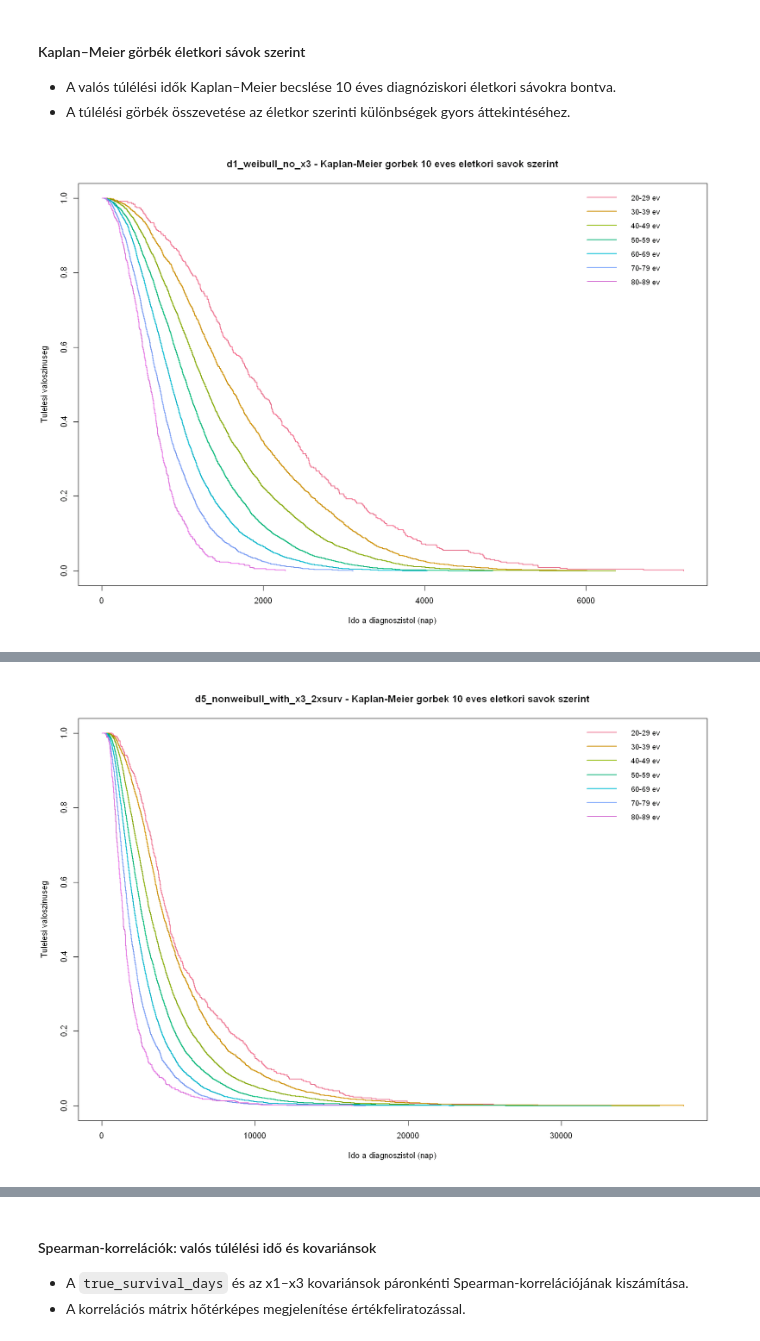
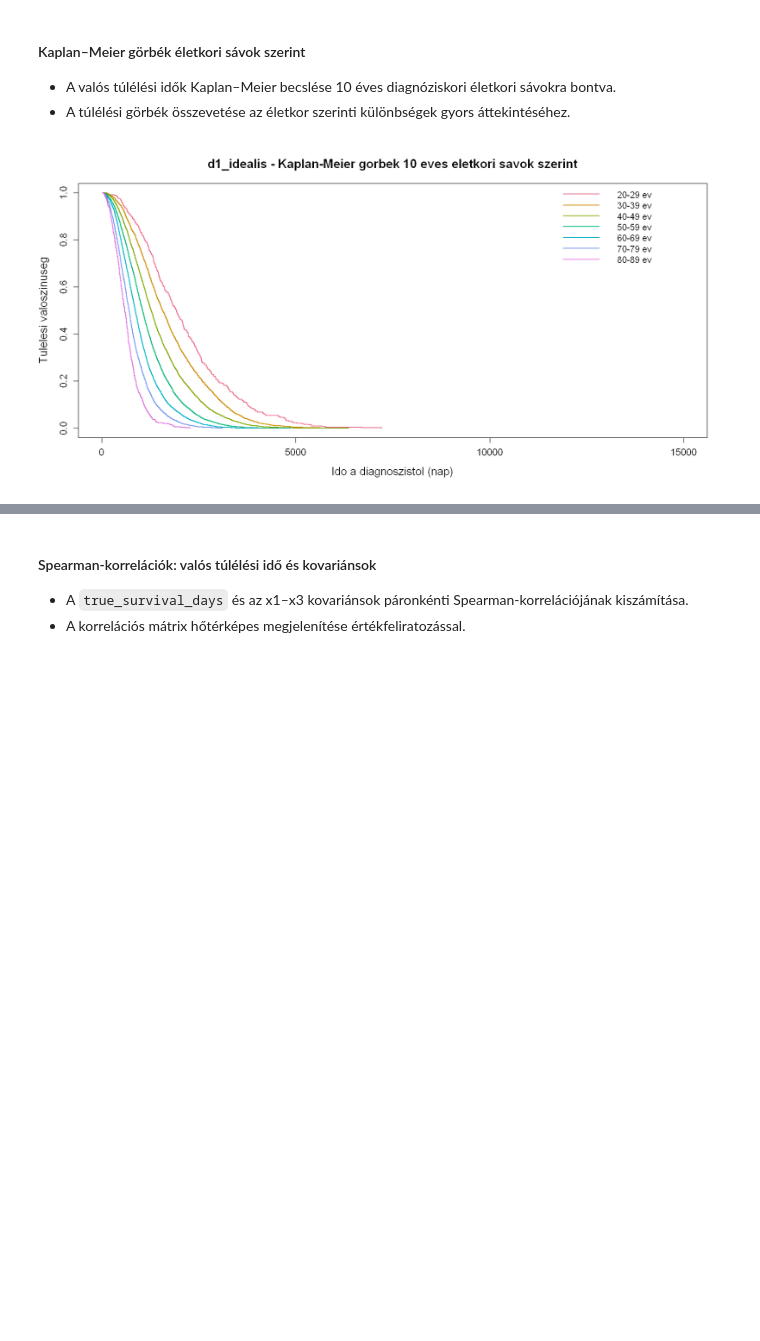
Before and after one commit to lrado1/rprev-ext, a Jupyter notebook: notebooks/performance-evaluation.ipynb, the cells around one changed output, grey strips where cells are left out. Saved outputs shown, nothing was run; the diff lists cells and outputs as text; code cells hidden in the pictures; blank space fills up the shorter version.

```diff
--- a/notebooks/performance-evaluation.ipynb
+++ b/notebooks/performance-evaluation.ipynb
@@ -337,14 +320,11 @@ df_eda_all$followup_days <- as.numeric(df_eda_all$last_followup_date_F - df_eda_
 df_eda_all$true_survival_days <- as.numeric(df_eda_all$true_event_date_F_true - df_eda_all$diagnosis_date_D)
 
 # Scenáriók beállítása az EDA-hoz
-df_eda_d1_weibull_no_x3 <- df_eda_all[df_eda_all$scenario_id == "d1_weibull_no_x3", ]
-df_eda_d2_nonweibull_no_x3 <- df_eda_all[df_eda_all$scenario_id == "d2_nonweibull_no_x3", ]
-df_eda_d3_nonweibull_with_x3 <- df_eda_all[df_eda_all$scenario_id == "d3_nonweibull_with_x3", ]
-df_eda_d4_nonweibull_with_x3_ih <- df_eda_all[df_eda_all$scenario_id == "d4_nonweibull_with_x3_ih", ]
-df_eda_d5_nonweibull_with_x3_2xsurv <- df_eda_all[df_eda_all$scenario_id == "d5_nonweibull_with_x3_2xsurv", ]
-df_eda_d6_nonweibull_with_x3_high_ltfu <- df_eda_all[df_eda_all$scenario_id == "d6_nonweibull_with_x3_high_ltfu", ]
-df_eda_d7_nonweibull_with_x3_low_ltfu <- df_eda_all[df_eda_all$scenario_id == "d7_nonweibull_with_x3_low_ltfu", ]
-df_eda <- df_eda_d1_weibull_no_x3
+df_eda_d1_idealis <- df_eda_all[df_eda_all$scenario_id == "d1_idealis", ]
+df_eda_d2_referencia <- df_eda_all[df_eda_all$scenario_id == "d2_referencia", ]
+df_eda_d3_referencia_LTFU <- df_eda_all[df_eda_all$scenario_id == "d3_referencia_LTFU", ]
+df_eda_d4_inhomogen <- df_eda_all[df_eda_all$scenario_id == "d4_inhomogen", ]
+df_eda <- df_eda_d2_referencia
 # %% [markdown]
 #### Szintetikus adatok CSV exportja
 - A szcenáriónként előállított adatállományokat külön CSV-fájlokba írjuk ki, hogy egy későbbi, külön notebook közvetlenül ezekből tudjon dolgozni.
@@ -804,8 +741,13 @@ survival_hist_plots <- plot_true_survival_hist_by_x1(
 - A valós túlélési idők Kaplan–Meier becslése 10 éves diagnóziskori életkori sávokra bontva.
 - A túlélési görbék összevetése az életkor szerinti különbségek gyors áttekintéséhez.
 # %%
-plot_km_by_age_band <- function(data_list, band_width = 10) {
-  set_plot_size(analysis_config$plot_size$km[1], analysis_config$plot_size$km[2])
+plot_km_by_age_band <- function(data_list, band_width = 10, x_max = 15000) {
+  set_plot_size(14, 7)
+
+  cex_main <- 1.5
+  cex_lab <- 1.35
+  cex_axis <- 1.2
+  cex_legend <- 1.1
 
   # KM illesztések előállítása scenáriónként (és közben ábrázolás)
   fits <- lapply(names(data_list), function(nm) {
@@ -830,42 +772,44 @@ plot_km_by_age_band <- function(data_list, band_width = 10) {
       ceiling(max(d$age) / band_width) * band_width,
       by = band_width
     )
     labs <- paste0(breaks[-length(breaks)], "-", breaks[-1] - 1, " ev")
     d$age_band <- cut(d$age, breaks = breaks, right = FALSE, include.lowest = TRUE, labels = labs)
 
-    # Kaplan–Meier illesztés életkori sávok szerint
+    # Kaplan-Meier illesztés életkori sávok szerint
     fit <- survival::survfit(survival::Surv(time, event) ~ age_band, data = d)
 
     # Színek automatikus hozzárendelése a sávokhoz
     cols <- grDevices::hcl.colors(nlevels(d$age_band), palette = analysis_config$palette$km_age_band)
 
     # Ábra: KM görbék és jelmagyarázat
     plot(
       fit, col = cols, lwd = 2,
+      xlim = c(0, x_max),
       xlab = "Ido a diagnoszistol (nap)",
       ylab = "Tulelesi valoszinuseg",
-      main = paste0(nm, " - Kaplan-Meier gorbek ", band_width, " eves eletkori savok szerint")
+      main = paste0(nm, " - Kaplan-Meier gorbek ", band_width, " eves eletkori savok szerint"),
+      cex.main = cex_main,
+      cex.lab = cex_lab,
+      cex.axis = cex_axis
     )
-    legend("topright", legend = levels(d$age_band), col = cols, lwd = 2, bty = "n", cex = 0.9)
+    legend("topright", legend = levels(d$age_band), col = cols, lwd = 2, bty = "n", cex = cex_legend)
 
     fit
   })
 
   names(fits) <- names(data_list)
   fits
 }
 
 km_fits <- plot_km_by_age_band(
   list(
-    d1_weibull_no_x3 = df_eda_d1_weibull_no_x3,
-    d2_nonweibull_no_x3 = df_eda_d2_nonweibull_no_x3,
-    d3_nonweibull_with_x3 = df_eda_d3_nonweibull_with_x3,
-    d4_nonweibull_with_x3_ih = df_eda_d4_nonweibull_with_x3_ih,
-    d5_nonweibull_with_x3_2xsurv = df_eda_d5_nonweibull_with_x3_2xsurv,
-    d6_nonweibull_with_x3_high_ltfu = df_eda_d6_nonweibull_with_x3_high_ltfu,
-    d7_nonweibull_with_x3_low_ltfu = df_eda_d7_nonweibull_with_x3_low_ltfu
+    d1_idealis = df_eda_d1_idealis,
+    d2_referencia = df_eda_d2_referencia,
+    d3_referencia_LTFU = df_eda_d3_referencia_LTFU,
+    d4_inhomogen = df_eda_d4_inhomogen
   ),
-  band_width = 10
+  band_width = 10,
+  x_max = 15000
 )
 # %% [output]
-[figure, old version]
+[figure, new version]
@@ -875 +818,0 @@ km_fits <- plot_km_by_age_band(
-[figure, removed]
```
Also changed, not shown: parts of 23 cells of this notebook.
